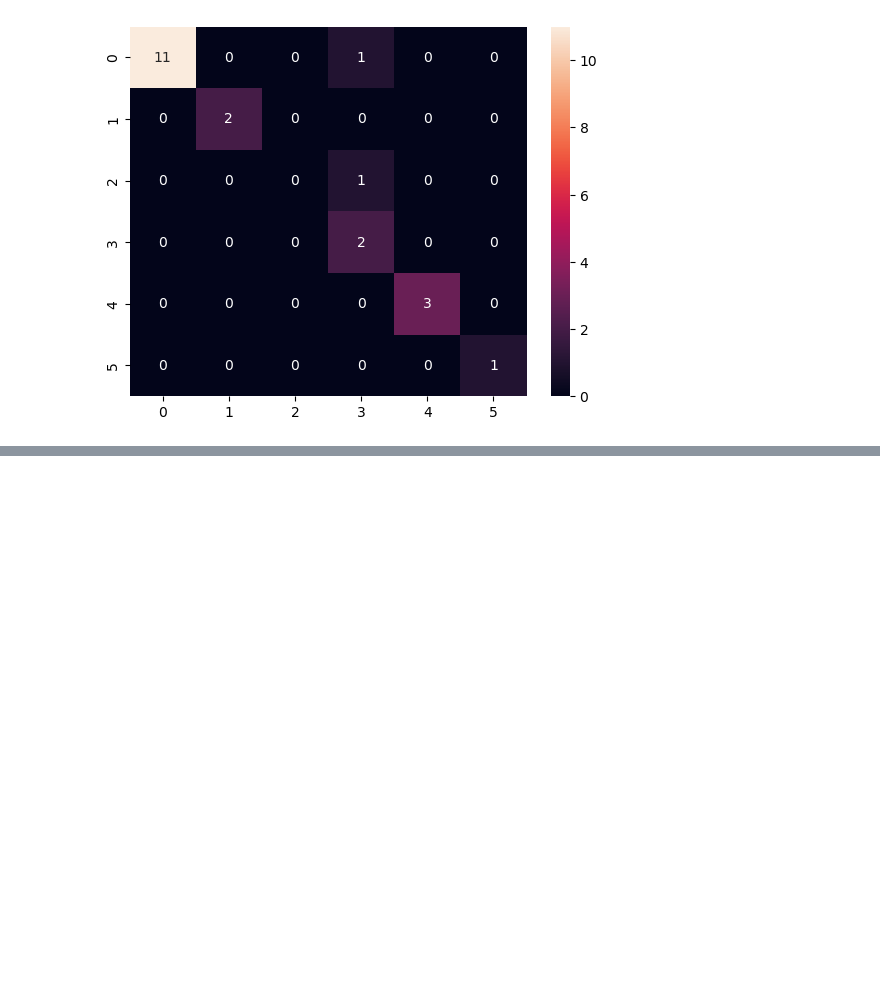
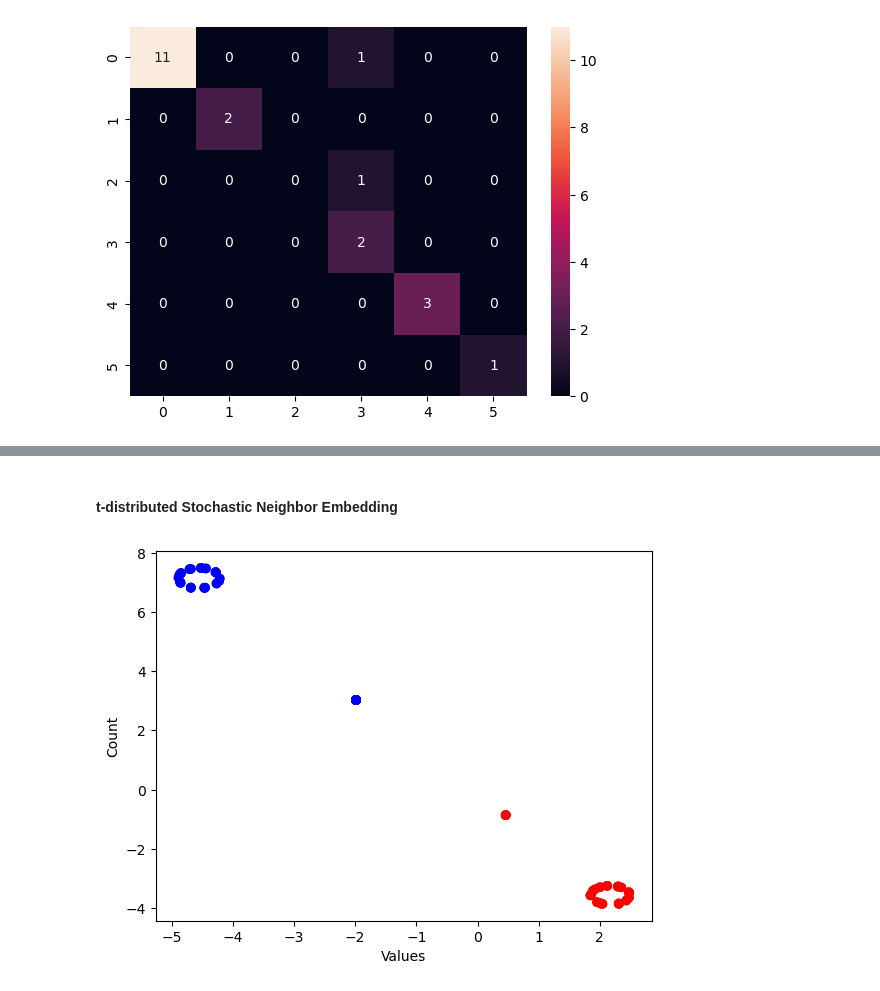
Before and after one commit to KunalDoshi-Code/Data_Science_Assignments, a Jupyter notebook: Assignments/13-KNN/knn-classify-the-animals-in-to-categories.ipynb, the cells around one changed output, grey strips where cells are left out. Cells and saved outputs as stored; diff of their text form; code cells hidden in the pictures; blank space fills up the shorter version.

```diff
--- a/Assignments/13-KNN/knn-classify-the-animals-in-to-categories.ipynb
+++ b/Assignments/13-KNN/knn-classify-the-animals-in-to-categories.ipynb
@@ -150,0 +234,2 @@ sns.heatmap(conf_matrix, annot=True, fmt='g')
+# %%
+df2 = df.drop("hair",axis=1)
@@ -150,0 +252,15 @@ sns.heatmap(conf_matrix, annot=True, fmt='g')
+# %% [markdown]
+#### **t-distributed Stochastic Neighbor Embedding**
+# %%
+from sklearn.manifold import TSNE
+color_list = [("red" if i ==1 else "blue" if i ==0 else "yellow" ) for i in df.hair]
+model = TSNE(learning_rate=100,random_state=42)
+transformed = model.fit_transform(df)
+x = transformed[:,0]
+y = transformed[:,1]
+plt.scatter(x,y,c = color_list )
+plt.xlabel('Values')
+plt.ylabel('Count')
+plt.show()
+# %% [output]
+[figure, added]
```
Also changed, not shown: parts of 9 cells of this notebook.
